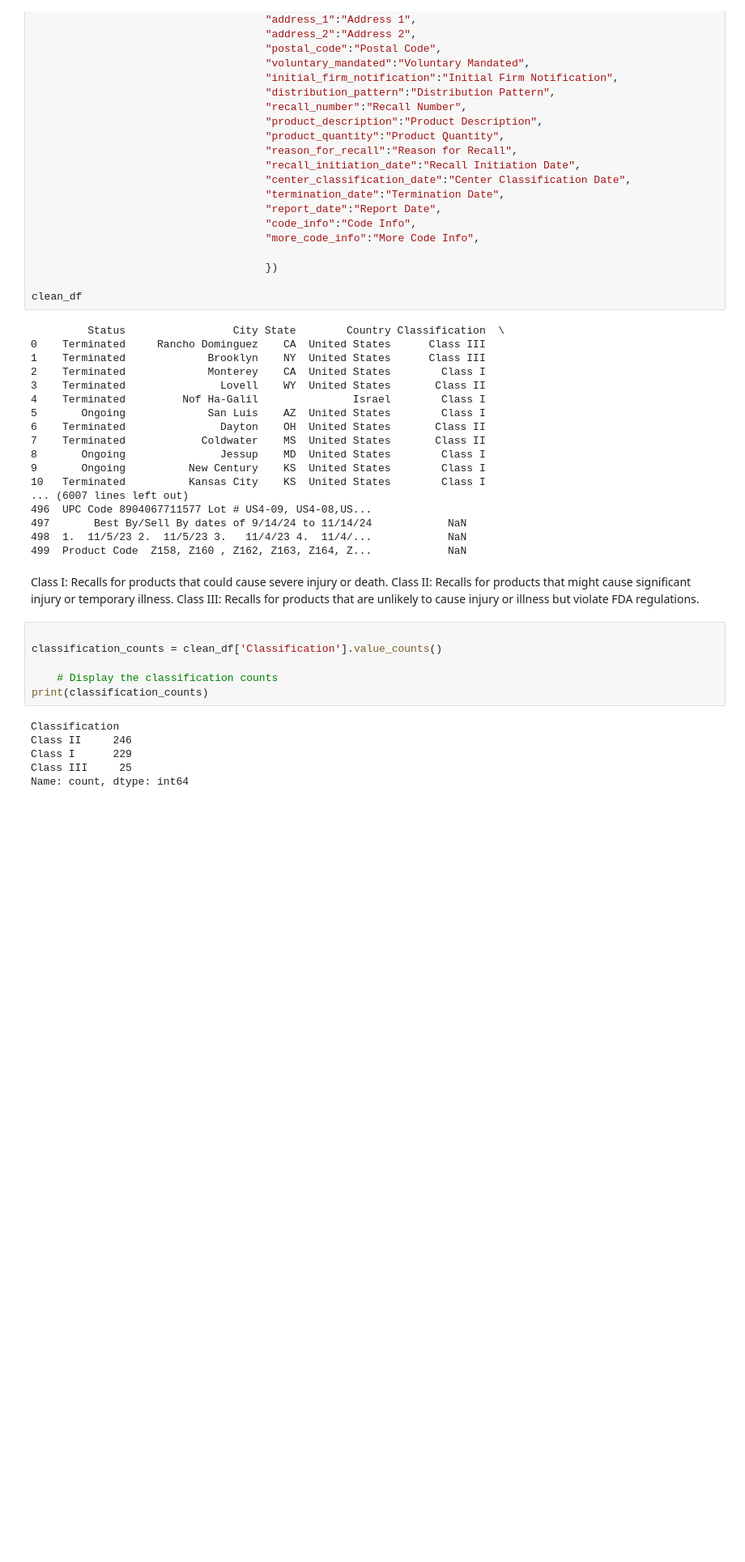
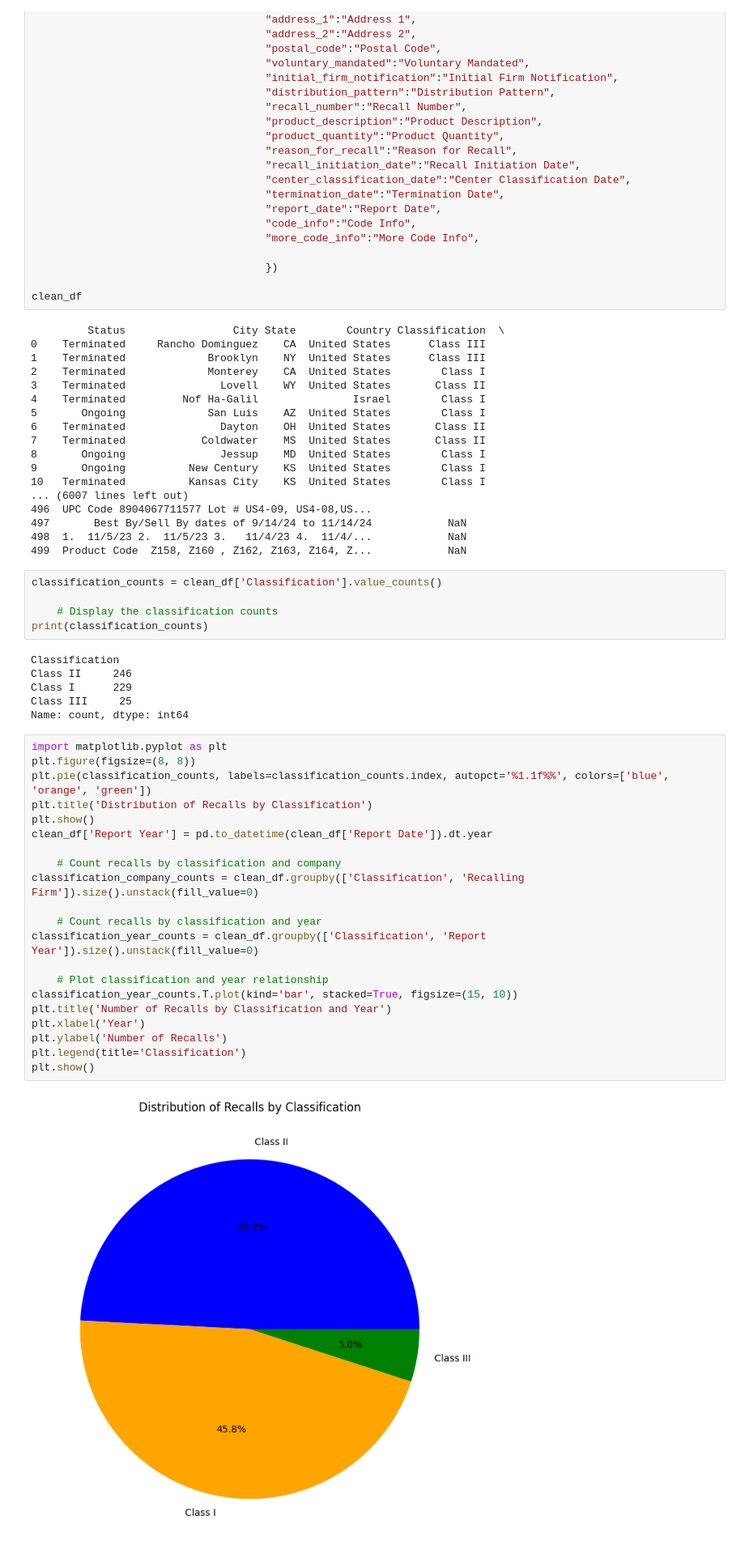
Before and after one commit to galvan0806/project_1_recalls, a Jupyter notebook: FDARecall_Ziheng.ipynb, the cells around one changed output. Shown at 81% size. Cells and saved outputs as stored; diff of their text form; blank space fills up the shorter version.

```diff
--- a/FDARecall_Ziheng.ipynb
+++ b/FDARecall_Ziheng.ipynb
@@ -70,12 +70,7 @@ clean_df
 497       Best By/Sell By dates of 9/14/24 to 11/14/24            NaN
 498  1.  11/5/23 2.  11/5/23 3.   11/4/23 4.  11/4/...            NaN
 499  Product Code  Z158, Z160 , Z162, Z163, Z164, Z...            NaN
-# %% [markdown]
-Class I: Recalls for products that could cause severe injury or death.
-Class II: Recalls for products that might cause significant injury or temporary illness.
-Class III: Recalls for products that are unlikely to cause injury or illness but violate FDA regulations.
 # %%
-
 classification_counts = clean_df['Classification'].value_counts()
 
     # Display the classification counts
@@ -86,3 +81,26 @@ Class II     246
 Class I      229
 Class III     25
 Name: count, dtype: int64
+# %%
+import matplotlib.pyplot as plt
+plt.figure(figsize=(8, 8))
+plt.pie(classification_counts, labels=classification_counts.index, autopct='%1.1f%%', colors=['blue', 'orange', 'green'])
+plt.title('Distribution of Recalls by Classification')
+plt.show()
+clean_df['Report Year'] = pd.to_datetime(clean_df['Report Date']).dt.year
+
+    # Count recalls by classification and company
+classification_company_counts = clean_df.groupby(['Classification', 'Recalling Firm']).size().unstack(fill_value=0)
+
+    # Count recalls by classification and year
+classification_year_counts = clean_df.groupby(['Classification', 'Report Year']).size().unstack(fill_value=0)
+
+    # Plot classification and year relationship
+classification_year_counts.T.plot(kind='bar', stacked=True, figsize=(15, 10))
+plt.title('Number of Recalls by Classification and Year')
+plt.xlabel('Year')
+plt.ylabel('Number of Recalls')
+plt.legend(title='Classification')
+plt.show()
+# %% [output]
+[figure, added]
```
Also changed, not shown: parts of 1 cell of this notebook.
